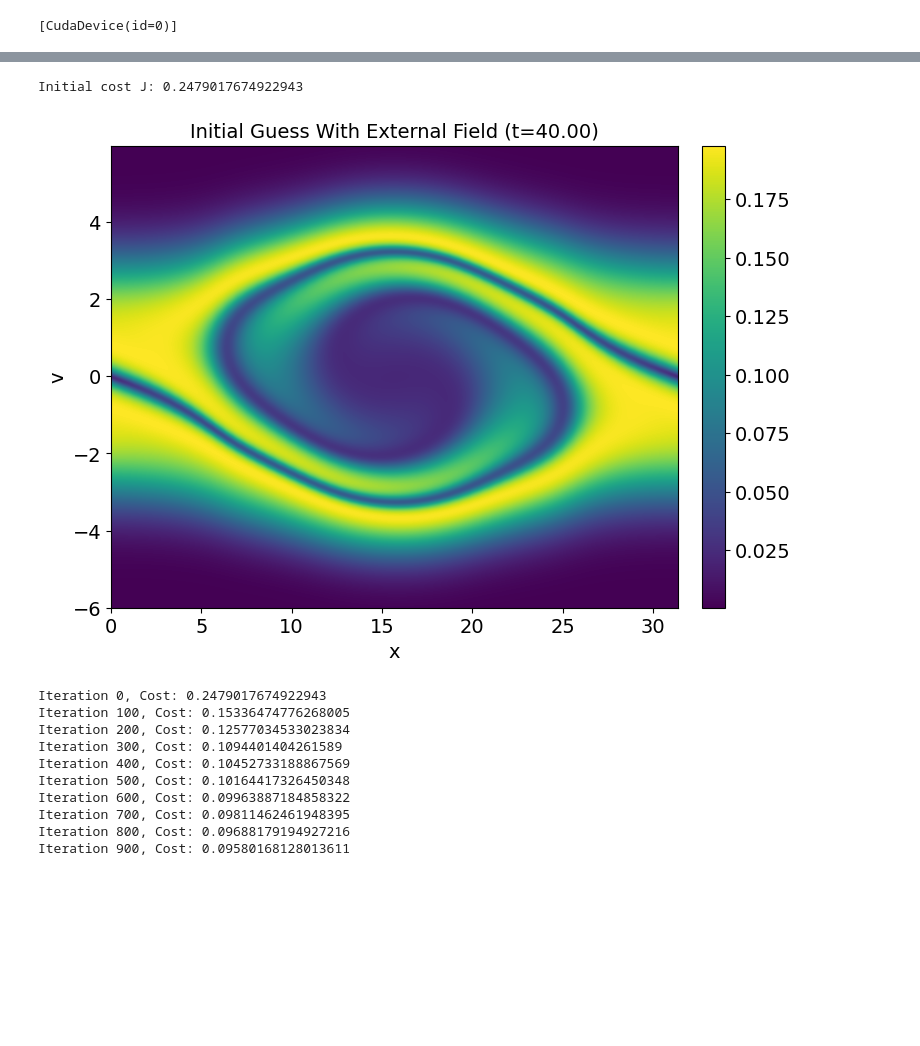
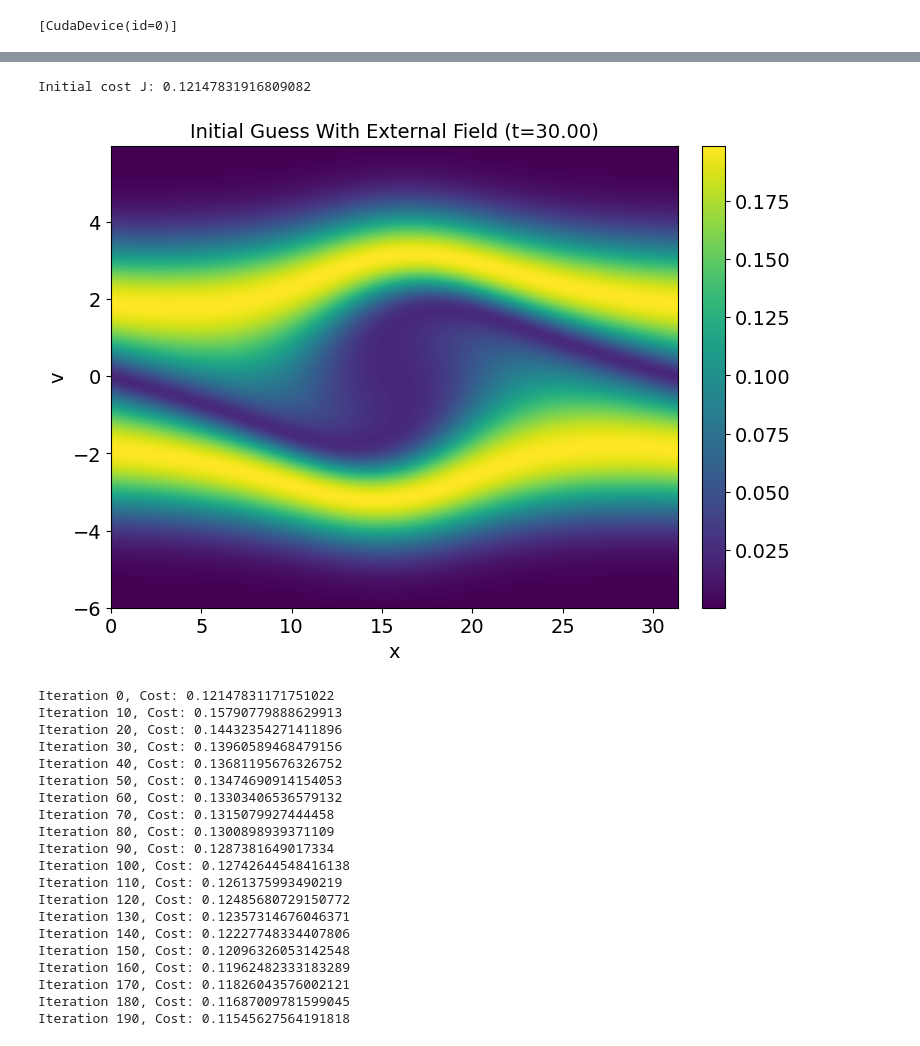
Before and after one commit to maguerrap/vlasov-poisson, a Jupyter notebook: notebooks/Vlasov-Poisson-solver-jax.ipynb, the cells around one changed output, grey strips where cells are left out. Saved outputs shown, nothing was run; the diff lists cells and outputs as text; code cells hidden in the pictures; blank space fills up the shorter version.

```diff
--- a/notebooks/Vlasov-Poisson-solver-jax.ipynb
+++ b/notebooks/Vlasov-Poisson-solver-jax.ipynb
@@ -31,7 +31,7 @@ print(jax.devices())
 nx = 512
 nv = 512
 dt = 0.1
-t_final = 40  # Adjusted for demonstration purposes
+t_final = 30  # Adjusted for demonstration purposes
 L = 10 * jnp.pi
 LV = 6.0
 #hv = 0.1  # Example value for velocity step (modify as per your setup)
@@ -178,14 +178,14 @@ plot_distribution(ax, f_array_initial, 'Initial Guess With External Field', t_fi
 plt.show()
 
 # Now proceed with the optimization loop
-maxIter = 1000  # Number of optimization iterations
+maxIter = 200  # Number of optimization iterations
 hist_J = []
 
 for i in range(maxIter):
     # Compute cost and gradient
     cost, grad = cost_and_grad_function(a_k)
     hist_J.append(cost)
-    if i%100 == 0:
+    if i%10 == 0:
         print(f'Iteration {i}, Cost: {cost}')
         #print(f'Iteration {i}, a_k: {a_k}')  # Print the current value of a_k
 
@@ -287,49 +297,59 @@ plot_distribution(ax, f_array_initial, 'Initial Guess With External Field', t_fi
 plt.show()
 
 # Now proceed with the optimization loop
-maxIter = 1000  # Number of optimization iterations
+maxIter = 200  # Number of optimization iterations
 hist_J = []
 
 for i in range(maxIter):
     # Compute cost and gradient
     cost, grad = cost_and_grad_function(a_k)
     hist_J.append(cost)
-    if i%100 == 0:
+    if i%10 == 0:
         print(f'Iteration {i}, Cost: {cost}')
         #print(f'Iteration {i}, a_k: {a_k}')  # Print the current value of a_k
 
     # Update a_k using a simple gradient descent step or line search
     # For simplicity, let's use gradient descent with a fixed learning rate
     learning_rate = 0.001
     a_k = a_k - learning_rate * grad
 
     # After each iteration, plot the distribution
     H = compute_external_field(mesh.xs, a_k)
     ff_array, E_array, ee_array = solver.run_forward_jax_scan(jnp.array(f_iv), jnp.array(H), t_final)
 
     f_final = ff_array
 
 # Plot the value of the cost function during the iteration process
 plt.plot(hist_J)
 plt.title('Convergence in time')
 plt.ylabel('J(H)')
 plt.xlabel('Iterations')
 plt.show()
 
 # Plot the distribution at the final time for the current iteration
 fig, ax = plt.subplots(figsize=(8, 6))
 plot_distribution(ax, f_final, 'With External Field', t_final)
 plt.show()
 # %% [output]
-Initial cost J: 0.2479017674922943
+Initial cost J: 0.12147831916809082
-[figure, old version]
+[figure, new version]
-Iteration 0, Cost: 0.2479017674922943
-Iteration 100, Cost: 0.15336474776268005
-Iteration 200, Cost: 0.12577034533023834
-Iteration 300, Cost: 0.1094401404261589
-Iteration 400, Cost: 0.10452733188867569
-Iteration 500, Cost: 0.10164417326450348
-Iteration 600, Cost: 0.09963887184858322
-Iteration 700, Cost: 0.09811462461948395
-Iteration 800, Cost: 0.09688179194927216
-Iteration 900, Cost: 0.09580168128013611
+Iteration 0, Cost: 0.12147831171751022
+Iteration 10, Cost: 0.15790779888629913
+Iteration 20, Cost: 0.14432354271411896
+Iteration 30, Cost: 0.13960589468479156
+Iteration 40, Cost: 0.13681195676326752
+Iteration 50, Cost: 0.13474690914154053
+Iteration 60, Cost: 0.13303406536579132
+Iteration 70, Cost: 0.1315079927444458
+Iteration 80, Cost: 0.1300898939371109
+Iteration 90, Cost: 0.1287381649017334
+Iteration 100, Cost: 0.12742644548416138
+Iteration 110, Cost: 0.1261375993490219
+Iteration 120, Cost: 0.12485680729150772
+Iteration 130, Cost: 0.12357314676046371
+Iteration 140, Cost: 0.12227748334407806
+Iteration 150, Cost: 0.12096326053142548
+Iteration 160, Cost: 0.11962482333183289
+Iteration 170, Cost: 0.11826043576002121
+Iteration 180, Cost: 0.11687009781599045
+Iteration 190, Cost: 0.11545627564191818
```
Also changed, not shown: parts of 3 cells of this notebook, 1 other file.
